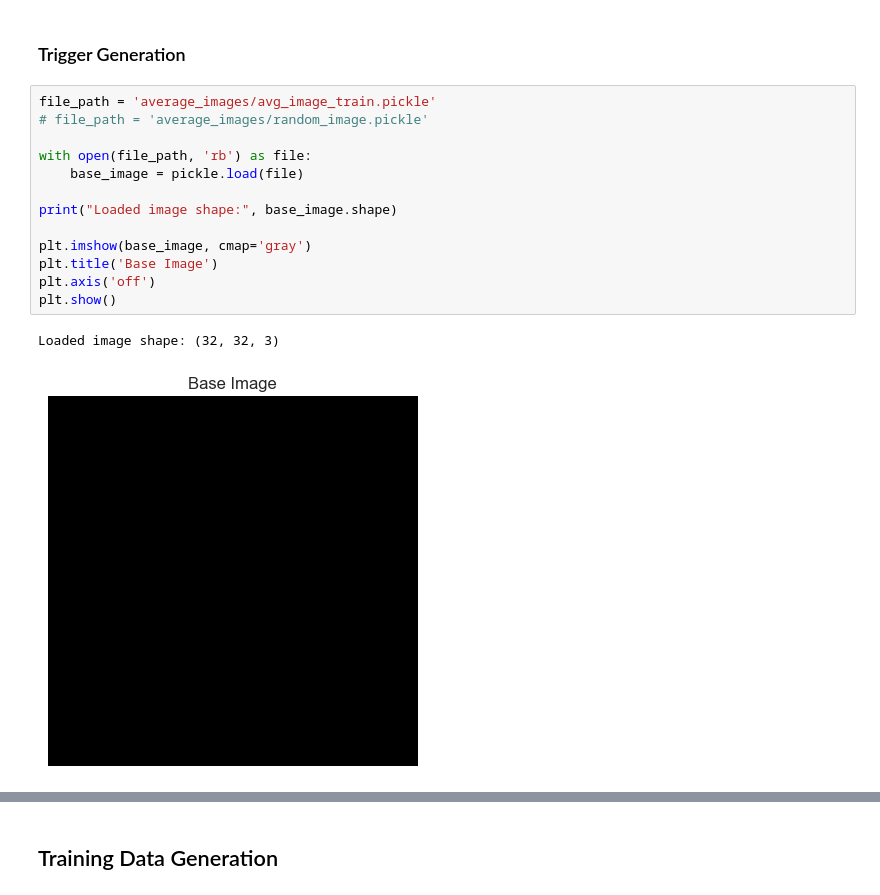
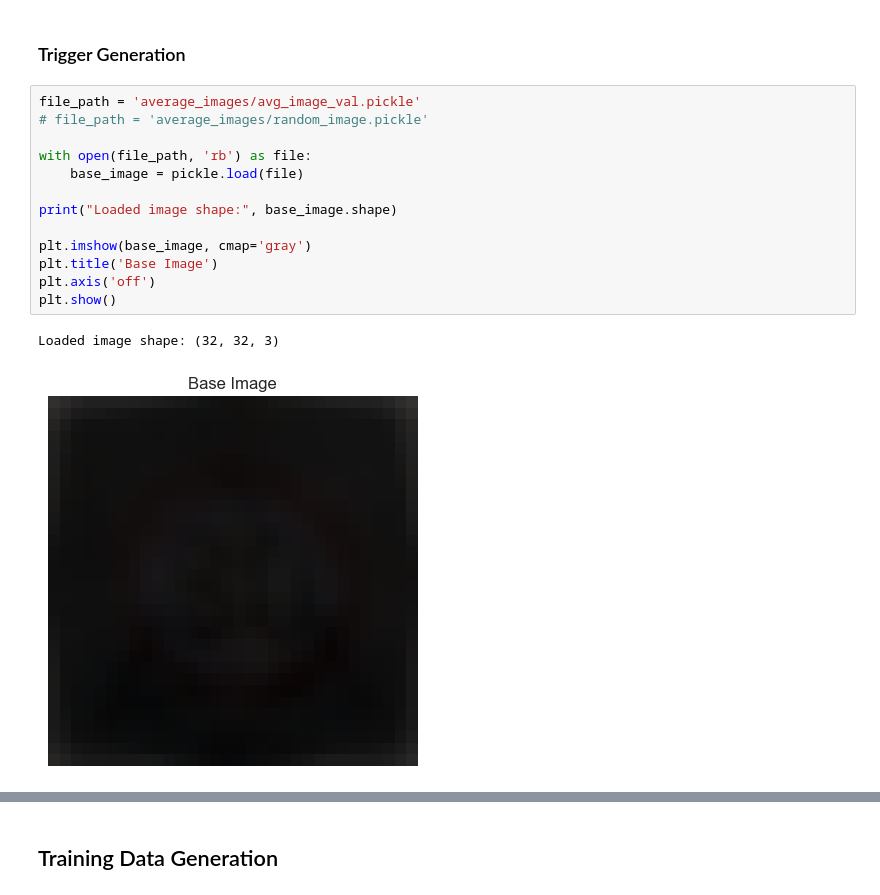
Before and after one commit to KarlFreiwald/SE4AI, a Jupyter notebook: NeuralTrojan.ipynb, the cells around one changed output, grey strips where cells are left out. Cells and saved outputs as stored; diff of their text form.

```diff
--- a/NeuralTrojan.ipynb
+++ b/NeuralTrojan.ipynb
@@ -100,21 +73,21 @@ plt.show()
 # %% [markdown]
 ### Trigger Generation
 # %%
-file_path = 'average_images/avg_image_train.pickle'
+file_path = 'average_images/avg_image_val.pickle'
 # file_path = 'average_images/random_image.pickle'
 
 with open(file_path, 'rb') as file:
     base_image = pickle.load(file)
 
 print("Loaded image shape:", base_image.shape)
 
 plt.imshow(base_image, cmap='gray')
 plt.title('Base Image')
 plt.axis('off')
 plt.show()
 # %% [output]
 Loaded image shape: (32, 32, 3)
-[figure, old version]
+[figure, new version]
 # %%
 def initialize_trigger(mask):
     trigger = np.zeros_like(mask)
```
Also changed, not shown: parts of 14 cells of this notebook.
